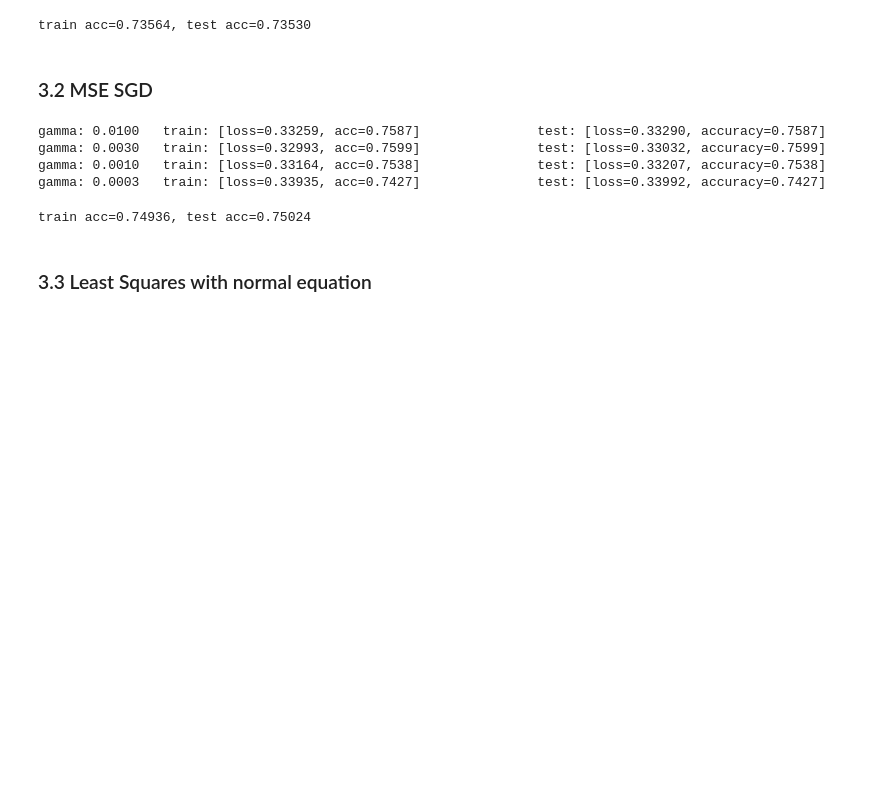
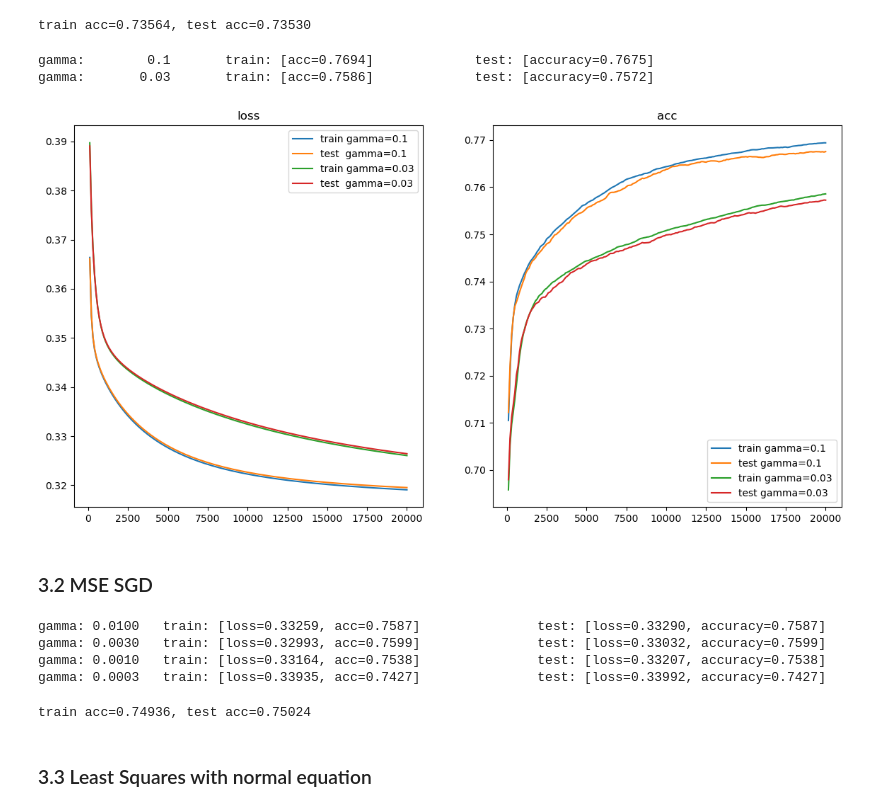
Before and after one commit to MeloS7/ML_Project1_EPFL, a Jupyter notebook: pipeline_competition.ipynb, the cells around one changed output. Cells and saved outputs as stored; diff of their text form; code cells hidden in the pictures; blank space fills up the shorter version.

Commit message:
submission with ridge regression, plot convergence

```diff
--- a/pipeline_competition.ipynb
+++ b/pipeline_competition.ipynb
@@ -33,12 +43,2 @@ np.isnan(features).sum()
 # %% [markdown]
 ## 3. Train model with all features
-# %%
-# split data
-from helpers import train_test_split
-
-features = prep.process_train(features, poly_degree=5)
-features_tr, features_te, labels_tr, labels_te = train_test_split(labels, features, 0.8, seed=432)
-
-print(np.isnan(features).sum())
-print(features_tr.shape, labels_tr.shape)
-print(features_te.shape, labels_te.shape)
@@ -54,7 +50,7 @@ from implementations import mean_squared_error_gd
 
 x_tr, x_te, y_tr, y_te = train_test_split(labels_tr, features_tr, ratio=0.8, seed=42)
 
-max_iter = 500
+max_iter = 1000
 # gammas = [1e-1, 3e-2, 1e-2, 3e-3, 1e-3]
 gammas = np.logspace(-2, -1, 6)
 mse = np.zeros((len(gammas), 2))
@@ -94,6 +122,58 @@ acc_te = accuracy_score(labels_te, make_prediction(features_te @ w))
 print(f"train acc={acc_tr:.5f}, test acc={acc_te:.5f}")
 # %% [output]
 train acc=0.73564, test acc=0.73530
+# %%
+#### test convergence
+
+import matplotlib.pyplot as plt
+from helpers import train_test_split, compute_loss, accuracy_score,make_prediction
+from implementations import mean_squared_error_gd
+
+x_tr, x_te, y_tr, y_te = train_test_split(labels_tr, features_tr, ratio=0.8, seed=42)
+
+max_iter = 20000
+gammas = [1e-1, 3e-2]
+# gammas = np.logspace(-2, -1, 3)
+mse = np.zeros((len(gammas), 2))
+
+initial_w = np.zeros((x_tr.shape[1]))
+
+fig, ax = plt.subplots(1,2, figsize=(14,7))
+for i, gamma in enumerate(gammas):
+
+    test_per = 100
+    acc_tr = []
+    acc_te = []
+    l_tr = []
+    l_te = []
+    w = np.array(initial_w)
+    iters = list(range(test_per, max_iter+test_per, test_per))
+    for _ in iters:
+        w, _ = mean_squared_error_gd(y_tr, x_tr, w, test_per, gamma)
+        acc_tr.append(accuracy_score(y_tr, make_prediction(x_tr @ w)))
+        acc_te.append(accuracy_score(y_te, make_prediction(x_te @ w)))
+        l_tr.append(compute_loss(y_tr, x_tr, w))
+        l_te.append(compute_loss(y_te, x_te, w))
+
+    ax[0].plot(iters, l_tr, label=f"train gamma={gamma}")
+    ax[0].plot(iters, l_te, label=f"test  gamma={gamma}")
+    ax[1].plot(iters, acc_tr, label=f"train gamma={gamma}")
+    ax[1].plot(iters, acc_te, label=f"test gamma={gamma}")
+    # acc_tr = accuracy_score(y_tr, make_prediction(x_tr @ w))
+    # acc_te = accuracy_score(y_te, make_prediction(x_te @ w))
+
+    print(f"gamma: {gamma:10g} \ttrain: [acc={acc_tr[-1]:.4f}]\
+        \ttest: [accuracy={acc_te[-1]:.4f}]")
+
+ax[0].set_title("loss")
+ax[0].legend()
+ax[1].set_title("acc")
+ax[1].legend()
+plt.show()
+# %% [output]
+gamma:        0.1       train: [acc=0.7694]             test: [accuracy=0.7675]
+gamma:       0.03       train: [acc=0.7586]             test: [accuracy=0.7572]
+[figure, added]
 # %% [markdown]
 ### 3.2 MSE SGD
 # %%
```
Also changed, not shown: parts of 12 cells of this notebook.
